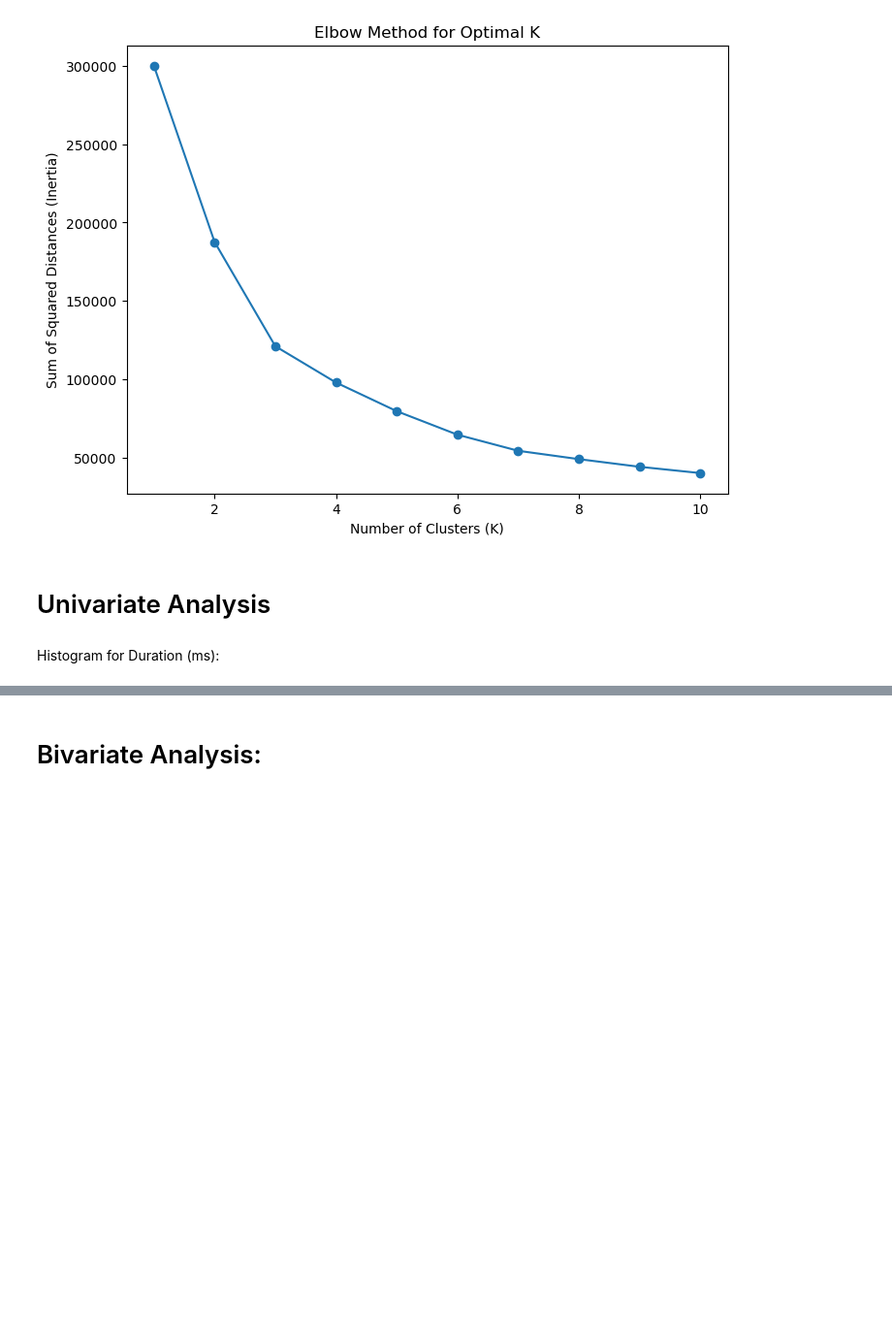
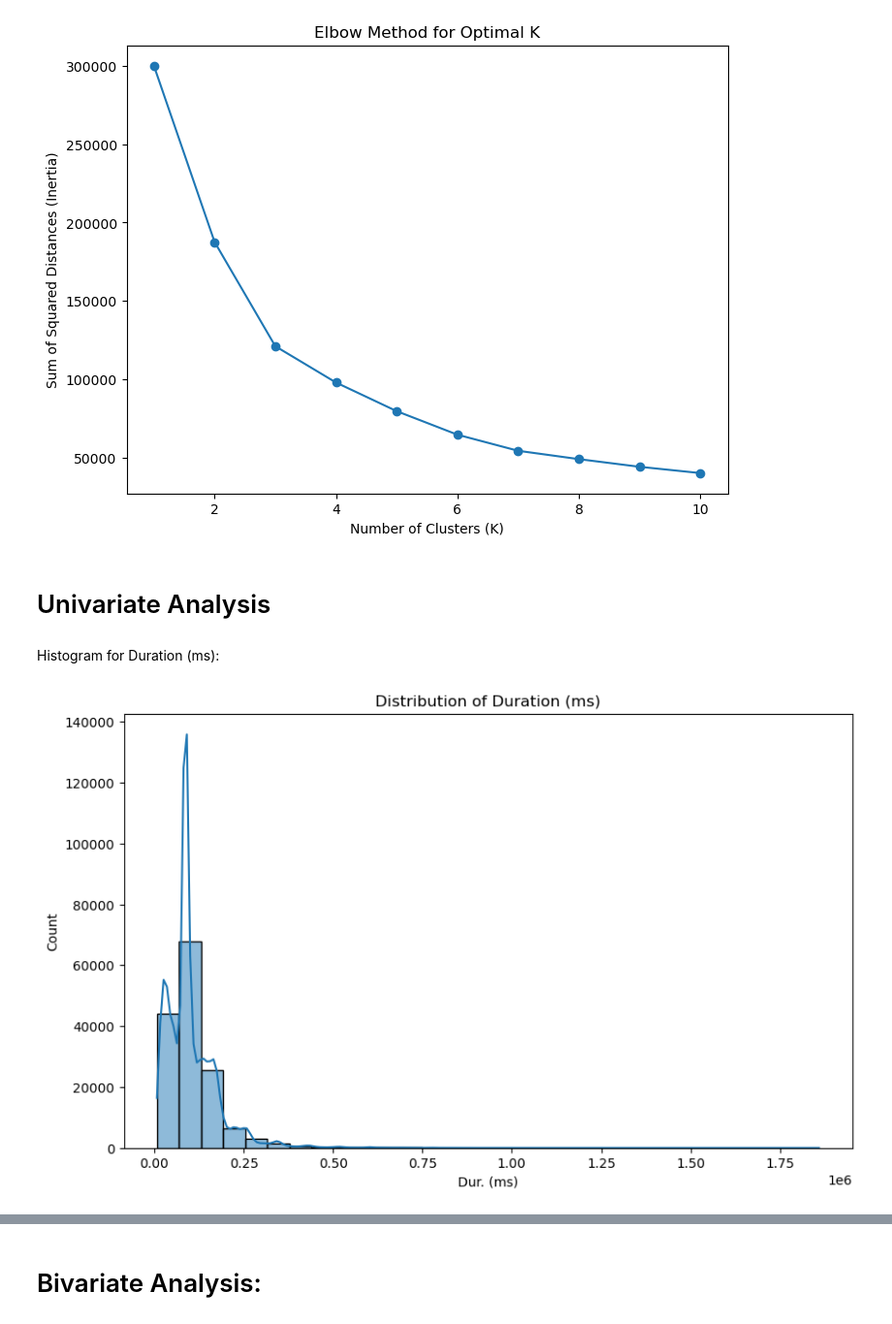
Before and after one commit to wolduberhe/Dashboard_Streamlit, a Jupyter notebook: lib/streamlit/telecome/telecom_pgdb.ipynb, the cells around one changed output, grey strips where cells are left out. Shown at 97% size. Saved outputs shown, nothing was run; the diff lists cells and outputs as text; code cells hidden in the pictures; blank space fills up the shorter version.

```diff
--- a/lib/streamlit/telecome/telecom_pgdb.ipynb
+++ b/lib/streamlit/telecome/telecom_pgdb.ipynb
@@ -108,0 +75,29 @@ df.head()
+# %%
+from scipy.stats import zscore
+
+# Assuming 'df' is your DataFrame containing the data
+# Select only numeric columns for outlier detection
+numeric_columns = df.select_dtypes(include=['float64', 'int64']).columns
+
+# Calculate Z-scores for numeric columns
+z_scores = zscore(df[numeric_columns])
+
+# Set a Z-score threshold for outlier detection (e.g., 3)
+z_score_threshold = 3
+
+# Identify rows with outliers
+outlier_rows = (abs(z_scores) > z_score_threshold).any(axis=1)
+
+# Display columns with outliers
+if outlier_rows.shape[0] == df.shape[0]:
+    print("No outliers found in any column.")
+else:
+    columns_with_outliers = df.columns[outlier_rows].tolist()
+    print("Columns with outliers:")
+    print(columns_with_outliers)
+
+    # Handle outliers (replace with median, mean, or other methods)
+    for column in columns_with_outliers:
+        # Replace outliers with the median (you can choose a different method)
+        median_value = df[column].median()
+        df.loc[outlier_rows, column] = median_value
@@ -1023,0 +986,7 @@ plt.show()
+# %%
+plt.figure(figsize=(10, 6))
+sns.histplot(df['Dur. (ms)'], bins=30, kde=True)
+plt.title('Distribution of Duration (ms)')
+plt.show()
+# %% [output]
+[figure, added]
```
Also changed, not shown: parts of 29 cells of this notebook.
